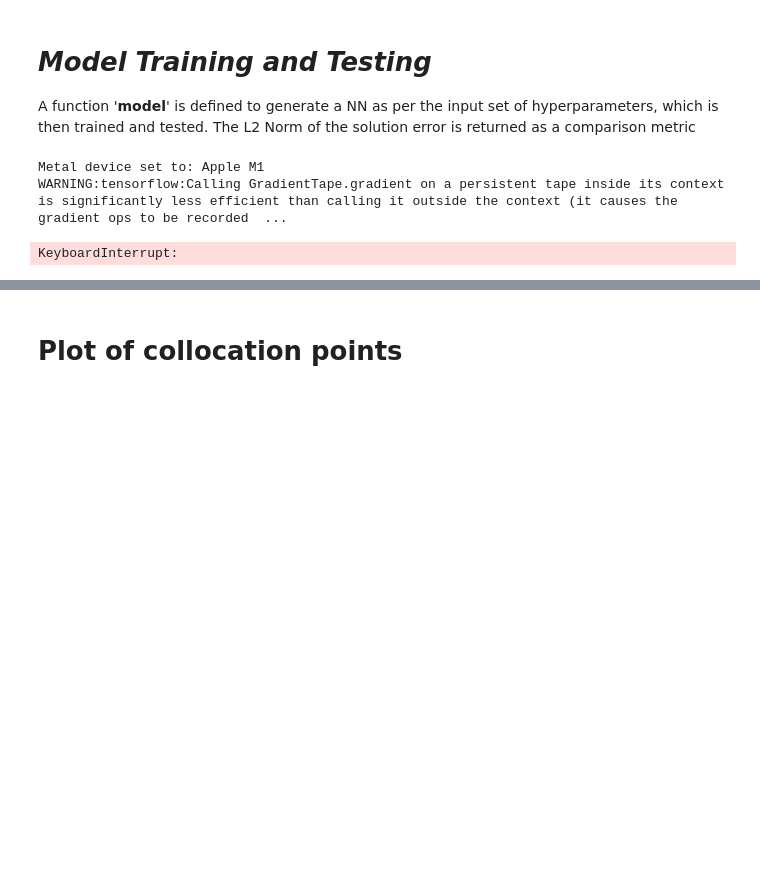
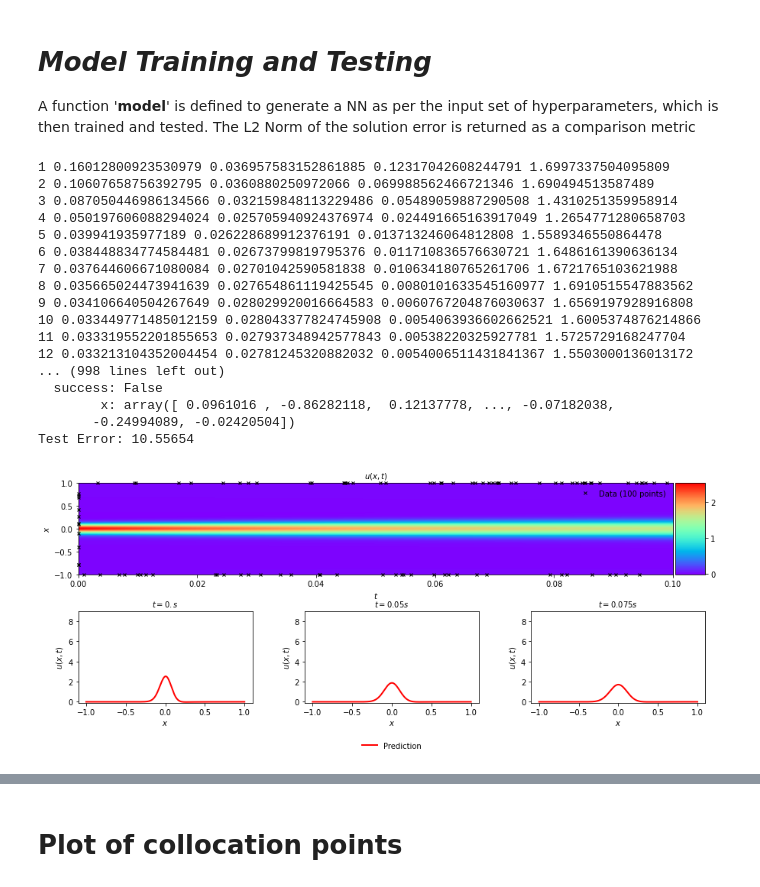
Before and after one commit to ElHuaco/PINN-fokker-planck, a Jupyter notebook: src/OrnsteinUhlenbeck_central_ic.ipynb, the cells around one changed output, grey strips where cells are left out. Saved outputs shown, nothing was run; the diff lists cells and outputs as text; code cells hidden in the pictures; blank space fills up the shorter version.

```diff
--- a/src/OrnsteinUhlenbeck_central_ic.ipynb
+++ b/src/OrnsteinUhlenbeck_central_ic.ipynb
@@ -343,7 +344,7 @@ def solutionplot(u_pred,X_u_train,u_train):
 
 A function '**model**' is defined to generate a NN as per the input set of hyperparameters, which is then trained and tested. The L2 Norm of the solution error is returned as a comparison metric
 # %%
-N_u = 1000 #Total number of data points for 'u'
+N_u = 100 #Total number of data points for 'u'
 N_f = 10000 #Total number of collocation points
 
 # Training data
@@ -363,37 +364,52 @@ results = scipy.optimize.minimize(fun = PINN.optimizerfunc,
                                   args=(),
                                   method='L-BFGS-B',
                                   jac= True,        # If jac is True, fun is assumed to return the gradient along with the objective function
                                   callback = PINN.optimizer_callback,
                                   options = {'disp': None,
                                             'maxcor': 200,
                                             'ftol': 1 * np.finfo(float).eps,  #The iteration stops when (f^k - f^{k+1})/max{|f^k|,|f^{k+1}|,1} <= ftol
                                             'gtol': 5e-8,
                                             'maxfun':  50000,
-                                            'maxiter': 5000,
+                                            'maxiter': 1000,
                                             'iprint': -1,   #print update every 50 iterations
                                             'maxls': 50})
 
 elapsed = time.time() - start_time
 print('Training time: %.2f' % (elapsed))
 
 print(results)
 
 PINN.set_weights(results.x)
 
 ''' Model Accuracy '''
 u_pred = PINN.evaluate(X_u_test)
 
 error_vec = np.linalg.norm((u-u_pred),2)/np.linalg.norm(u,2)        # Relative L2 Norm of the error (Vector)
 print('Test Error: %.5f'  % (error_vec))
 
 u_pred = np.reshape(u_pred,(256,1000),order='F')                        # Fortran Style ,stacked column wise!
 
 ''' Solution Plot '''
 solutionplot(u_pred,X_u_train,u_train)
 # %% [output]
-Metal device set to: Apple M1
-WARNING:tensorflow:Calling GradientTape.gradient on a persistent tape inside its context is significantly less efficient than calling it outside the context (it causes the gradient ops to be recorded  ...
+1 0.16012800923530979 0.036957583152861885 0.12317042608244791 1.6997337504095809
+2 0.10607658756392795 0.0360880250972066 0.069988562466721346 1.690494513587489
+3 0.087050446986134566 0.032159848113229486 0.05489059887290508 1.4310251359958914
+4 0.050197606088294024 0.025705940924376974 0.024491665163917049 1.2654771280658703
+5 0.039941935977189 0.026228689912376191 0.013713246064812808 1.5589346550864478
+6 0.038448834774584481 0.02673799819795376 0.011710836576630721 1.6486161390636134
+7 0.037644606671080084 0.02701042590581838 0.010634180765261706 1.6721765103621988
+8 0.035665024473941639 0.027654861119425545 0.0080101633545160977 1.6910515547883562
+9 0.034106640504267649 0.028029920016664583 0.0060767204876030637 1.6569197928916808
+10 0.033449771485012159 0.028043377824745908 0.0054063936602662521 1.6005374876214866
+11 0.033319552201855653 0.027937348942577843 0.00538220325927781 1.5725729168247704
+12 0.033213104352004454 0.02781245320882032 0.0054006511431841367 1.5503000136013172
+... (998 lines left out)
+  success: False
+        x: array([ 0.0961016 , -0.86282118,  0.12137778, ..., -0.07182038,
+       -0.24994089, -0.02420504])
+Test Error: 10.55654
-KeyboardInterrupt:
+[figure, added]
 # %%
 solutionplot(u_pred,X_u_train,u_train)
 # %% [output]
```
Also changed, not shown: parts of 6 cells of this notebook, 3 other files.
